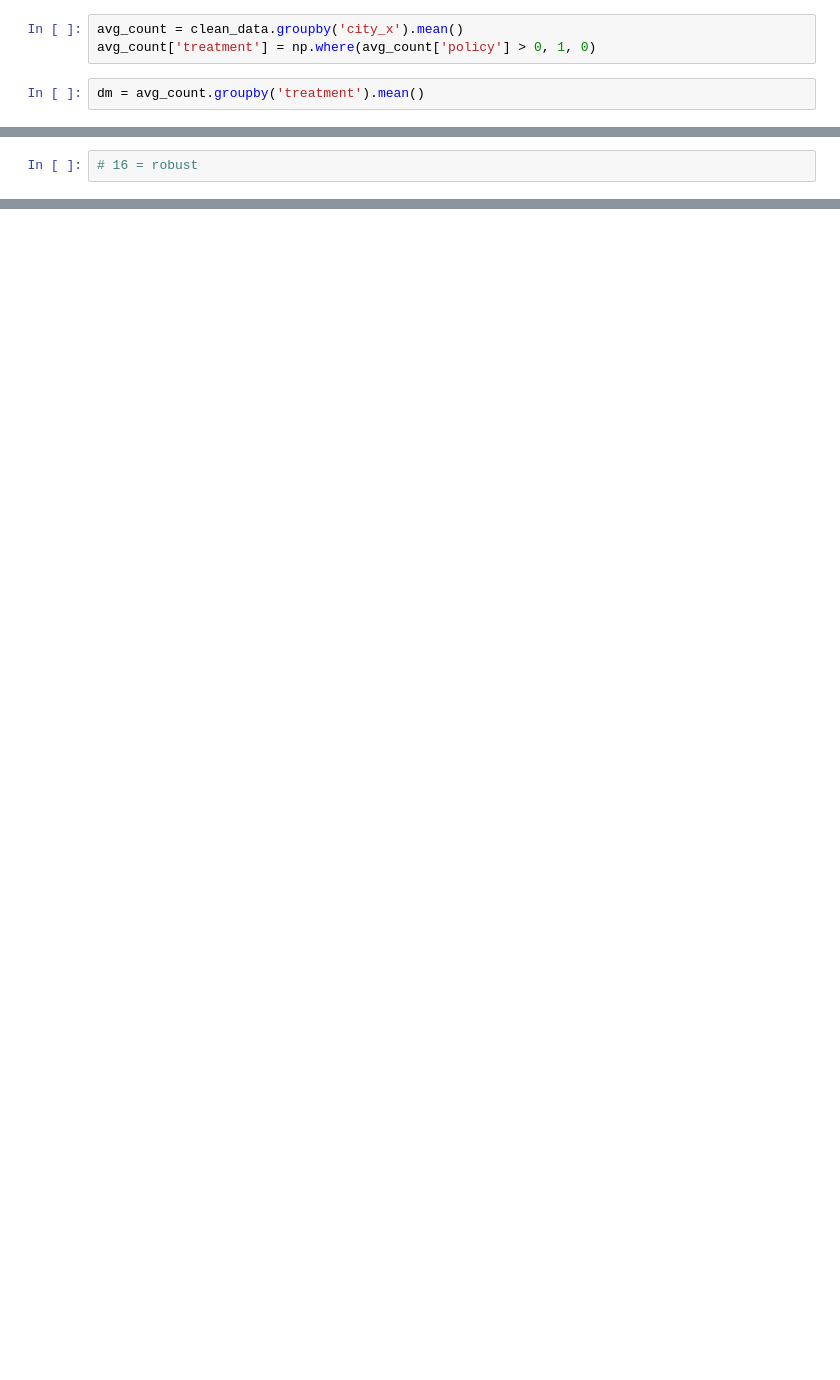
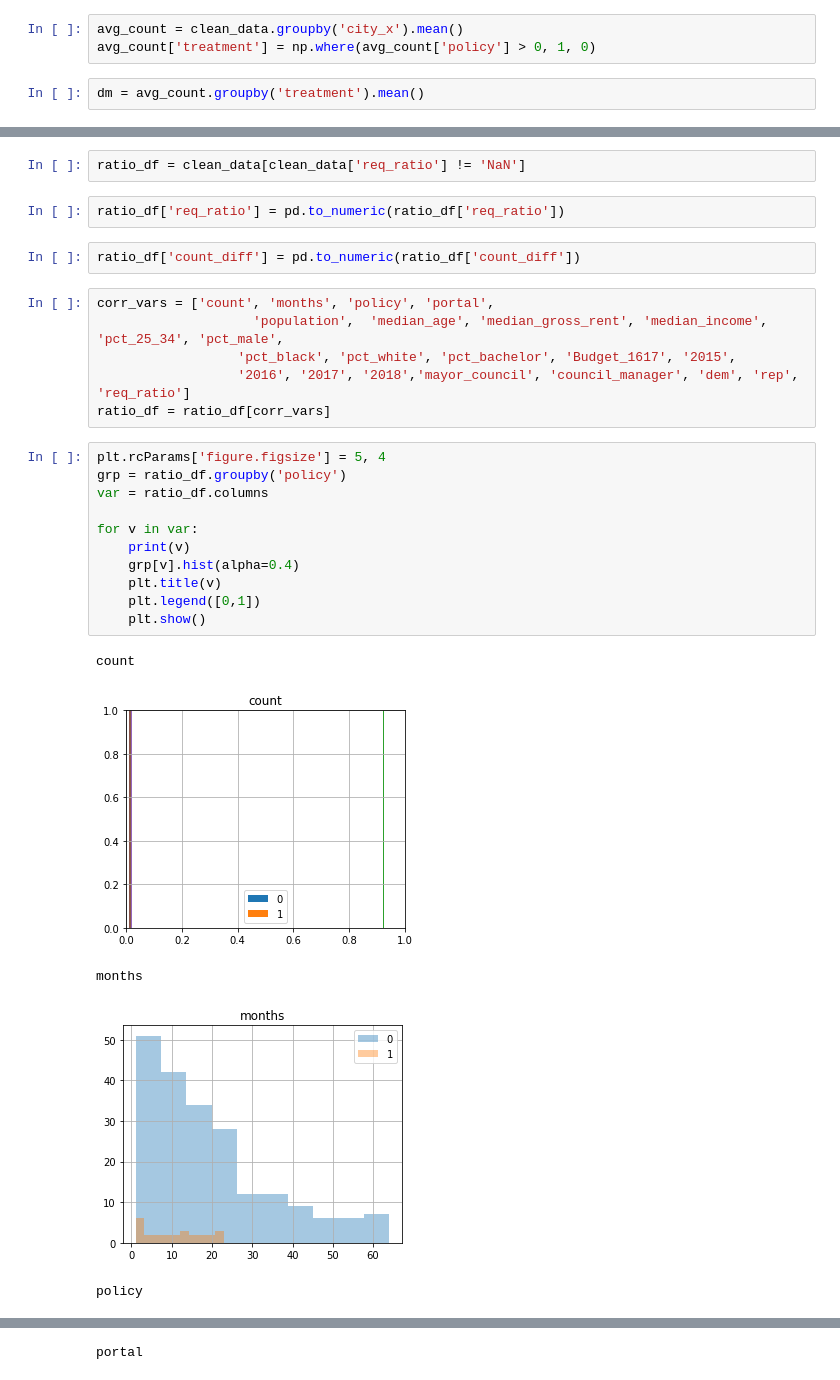
Before and after one commit to alenastern/Sunlight_FOIA, a Jupyter notebook: src/data/Data_Cleaning.ipynb, the cells around one changed output, grey strips where cells are left out. Cells and saved outputs as stored; diff of their text form; blank space fills up the shorter version.

```diff
--- a/src/data/Data_Cleaning.ipynb
+++ b/src/data/Data_Cleaning.ipynb
@@ -559,2 +708,29 @@ ex.dist_table(max_score['total'])
-# %%
-# 16 = robust
+# %%
+ratio_df = clean_data[clean_data['req_ratio'] != 'NaN']
+# %%
+ratio_df['req_ratio'] = pd.to_numeric(ratio_df['req_ratio'])
+# %%
+ratio_df['count_diff'] = pd.to_numeric(ratio_df['count_diff'])
+# %%
+corr_vars = ['count', 'months', 'policy', 'portal',
+                    'population',  'median_age', 'median_gross_rent', 'median_income', 'pct_25_34', 'pct_male',
+                  'pct_black', 'pct_white', 'pct_bachelor', 'Budget_1617', '2015',
+                  '2016', '2017', '2018','mayor_council', 'council_manager', 'dem', 'rep', 'req_ratio']
+ratio_df = ratio_df[corr_vars]
+# %%
+plt.rcParams['figure.figsize'] = 5, 4
+grp = ratio_df.groupby('policy')
+var = ratio_df.columns
+
+for v in var:
+    print(v)
+    grp[v].hist(alpha=0.4)
+    plt.title(v)
+    plt.legend([0,1])
+    plt.show()
+# %% [output]
+count
+[figure, added]
+months
+[figure, added]
+policy
@@ -560,0 +738 @@ ex.dist_table(max_score['total'])
+portal
```
Also changed, not shown: parts of 43 cells of this notebook, 2 other files.
